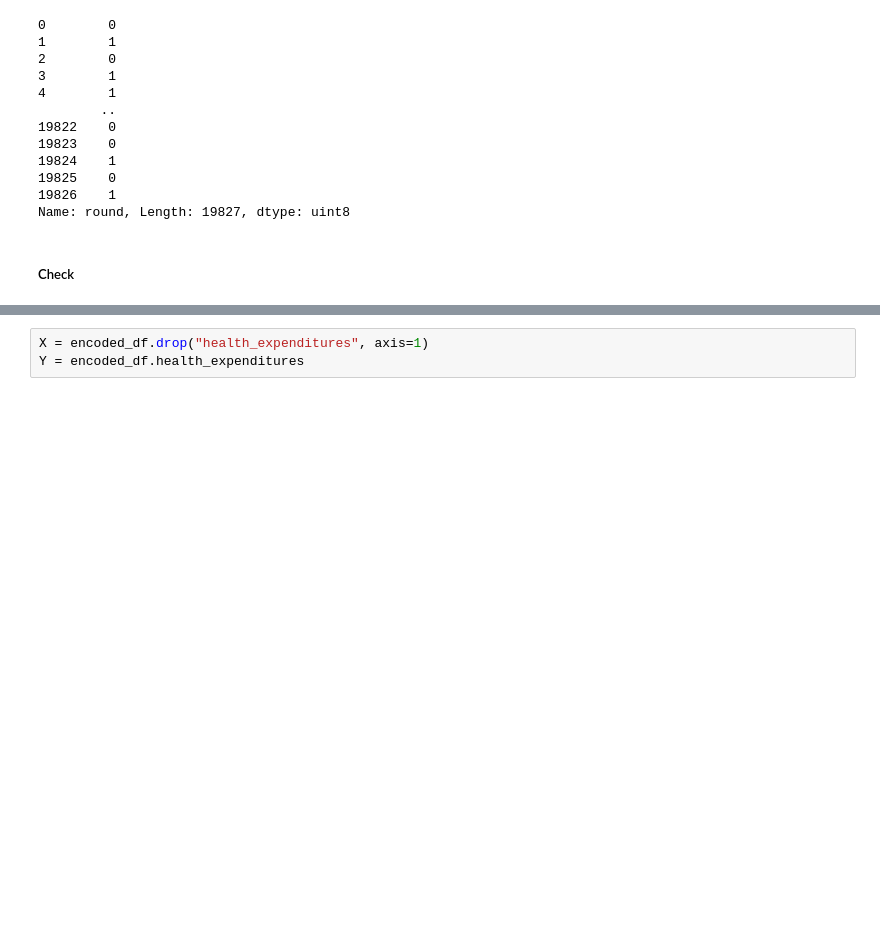
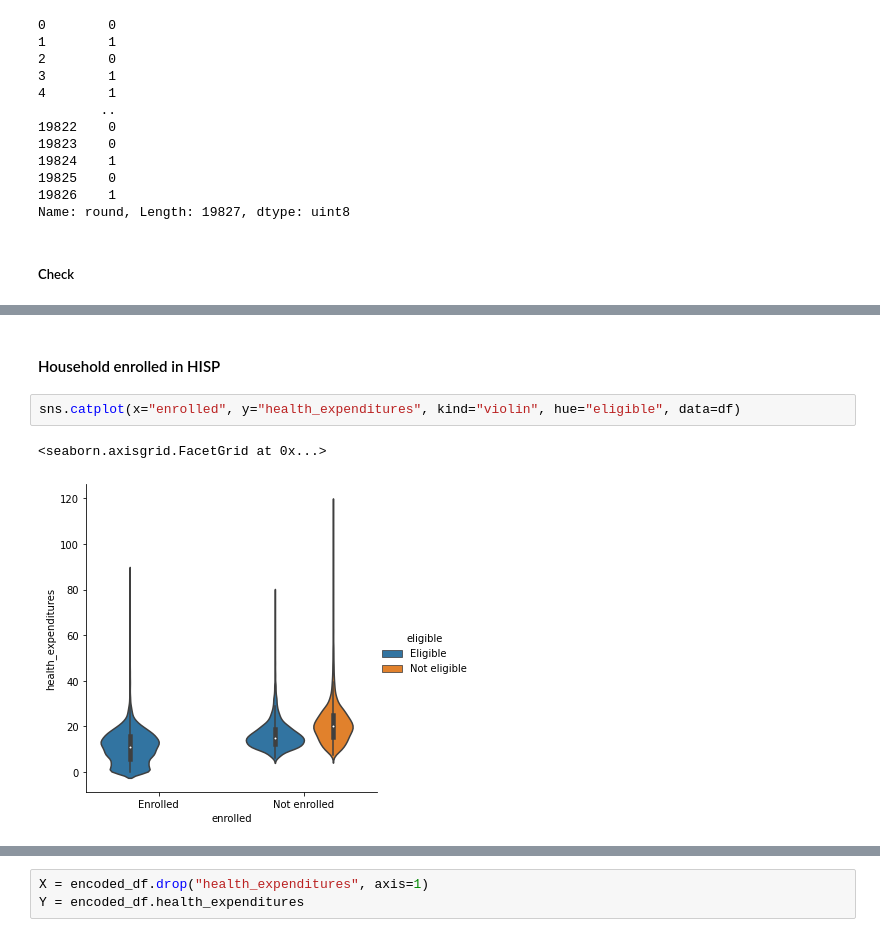
Before and after one commit to vdcmathieu/HISP_analysis, a Jupyter notebook: data_mining_final_project_garance_mathieu.ipynb, the cells around one changed output, grey strips where cells are left out. Saved outputs shown, nothing was run; the diff lists cells and outputs as text; blank space fills up the shorter version.

```diff
--- a/data_mining_final_project_garance_mathieu.ipynb
+++ b/data_mining_final_project_garance_mathieu.ipynb
@@ -419,0 +472,7 @@ OUr dataset (`encoded_df`) now only contains numerical (`uint8`, `int64`, or `fl
+# %% [markdown]
+#### Household enrolled in HISP
+# %%
+sns.catplot(x="enrolled", y="health_expenditures", kind="violin", hue="eligible", data=df)
+# %% [output]
+<seaborn.axisgrid.FacetGrid at 0x...>
+[figure, added]
```
Also changed, not shown: parts of 111 cells of this notebook.
